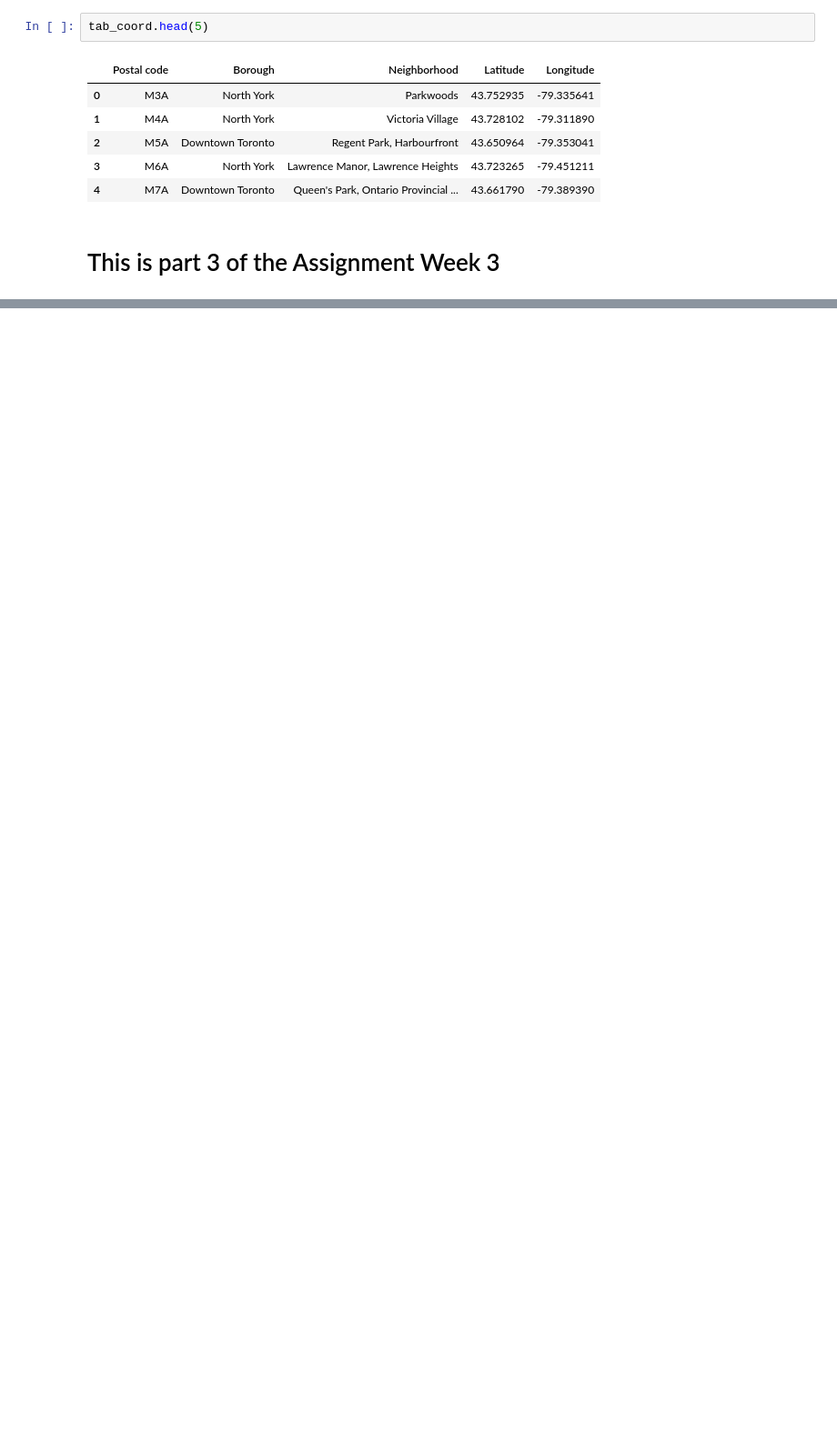
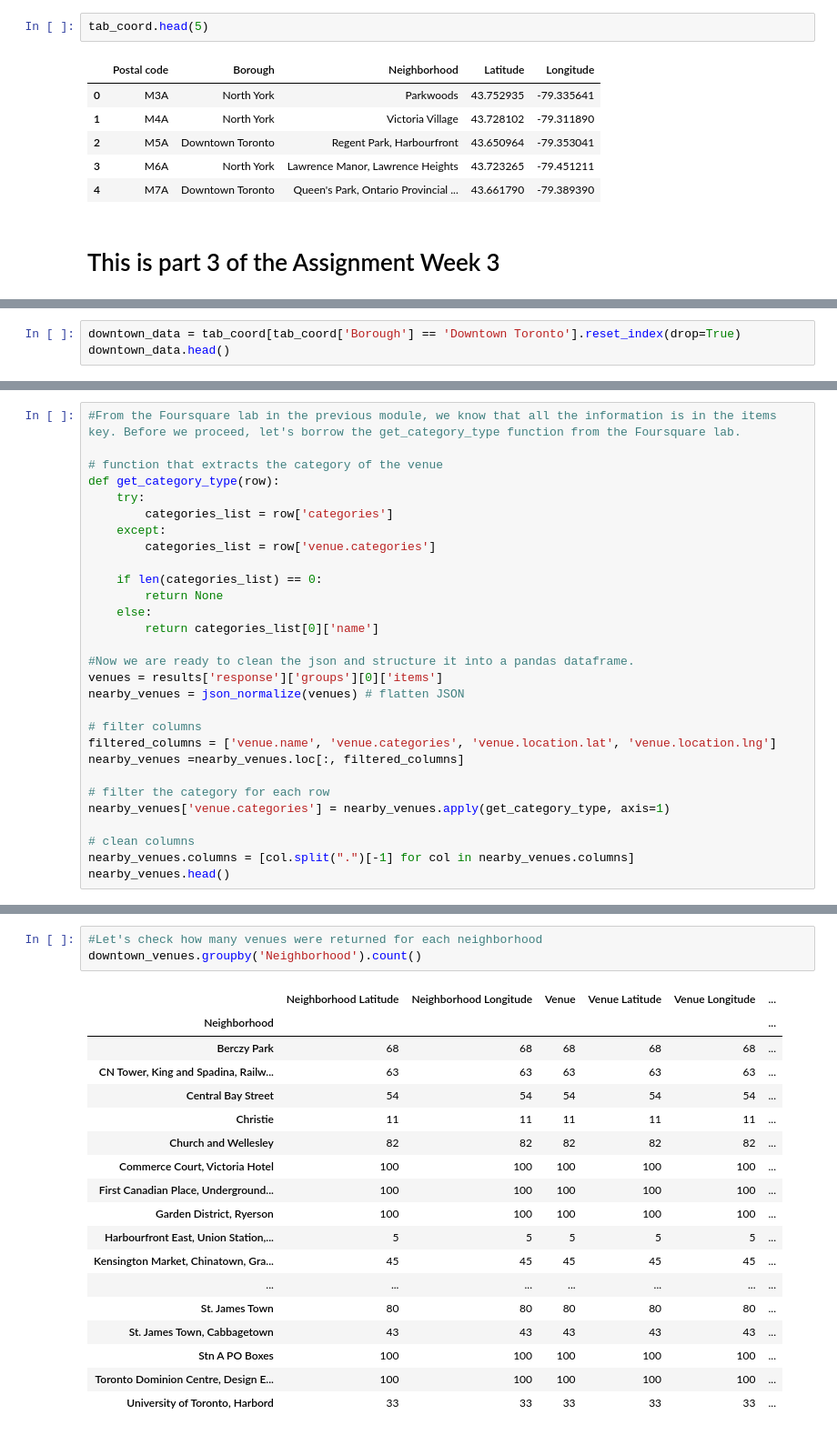
Before and after one commit to AnMarsch/Coursera_Capstone, a Jupyter notebook: Capstone Project Week 3.ipynb, the cells around one changed output, grey strips where cells are left out. Shown at 91% size. Saved outputs shown, nothing was run; the diff lists cells and outputs as text; blank space fills up the shorter version.

```diff
--- a/Capstone Project Week 3.ipynb
+++ b/Capstone Project Week 3.ipynb
@@ -235,0 +299,3 @@ tab_coord.head(5)
+# %%
+downtown_data = tab_coord[tab_coord['Borough'] == 'Downtown Toronto'].reset_index(drop=True)
+downtown_data.head()
@@ -235,0 +411,29 @@ tab_coord.head(5)
+# %%
+#From the Foursquare lab in the previous module, we know that all the information is in the items key. Before we proceed, let's borrow the get_category_type function from the Foursquare lab.
+
+# function that extracts the category of the venue
+def get_category_type(row):
+    try:
+        categories_list = row['categories']
+    except:
+        categories_list = row['venue.categories']
+
+    if len(categories_list) == 0:
+        return None
+    else:
+        return categories_list[0]['name']
+
+#Now we are ready to clean the json and structure it into a pandas dataframe.
+venues = results['response']['groups'][0]['items']
+nearby_venues = json_normalize(venues) # flatten JSON
+
+# filter columns
+filtered_columns = ['venue.name', 'venue.categories', 'venue.location.lat', 'venue.location.lng']
+nearby_venues =nearby_venues.loc[:, filtered_columns]
+
+# filter the category for each row
+nearby_venues['venue.categories'] = nearby_venues.apply(get_category_type, axis=1)
+
+# clean columns
+nearby_venues.columns = [col.split(".")[-1] for col in nearby_venues.columns]
+nearby_venues.head()
@@ -235,0 +531,22 @@ tab_coord.head(5)
+# %%
+#Let's check how many venues were returned for each neighborhood
+downtown_venues.groupby('Neighborhood').count()
+# %% [output]
+|  | Neighborhood Latitude | Neighborhood Longitude | Venue | Venue Latitude | Venue Longitude | ... |
+| Neighborhood |  |  |  |  |  | ... |
+| Berczy Park | 68 | 68 | 68 | 68 | 68 | ... |
+| CN Tower, King and Spadina, Railw... | 63 | 63 | 63 | 63 | 63 | ... |
+| Central Bay Street | 54 | 54 | 54 | 54 | 54 | ... |
+| Christie | 11 | 11 | 11 | 11 | 11 | ... |
+| Church and Wellesley | 82 | 82 | 82 | 82 | 82 | ... |
+| Commerce Court, Victoria Hotel | 100 | 100 | 100 | 100 | 100 | ... |
+| First Canadian Place, Underground... | 100 | 100 | 100 | 100 | 100 | ... |
+| Garden District, Ryerson | 100 | 100 | 100 | 100 | 100 | ... |
+| Harbourfront East, Union Station,... | 5 | 5 | 5 | 5 | 5 | ... |
+| Kensington Market, Chinatown, Gra... | 45 | 45 | 45 | 45 | 45 | ... |
+| ... | ... | ... | ... | ... | ... | ... |
+| St. James Town | 80 | 80 | 80 | 80 | 80 | ... |
+| St. James Town, Cabbagetown | 43 | 43 | 43 | 43 | 43 | ... |
+| Stn A PO Boxes | 100 | 100 | 100 | 100 | 100 | ... |
+| Toronto Dominion Centre, Design E... | 100 | 100 | 100 | 100 | 100 | ... |
+| University of Toronto, Harbord | 33 | 33 | 33 | 33 | 33 | ... |
```
Also changed, not shown: parts of 47 cells of this notebook.
